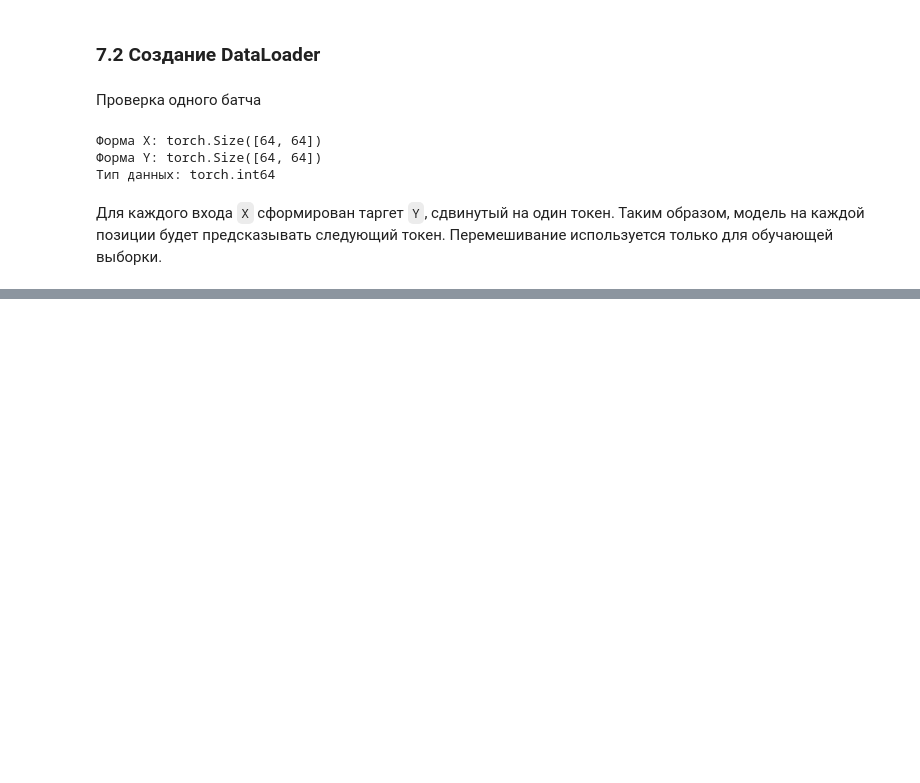
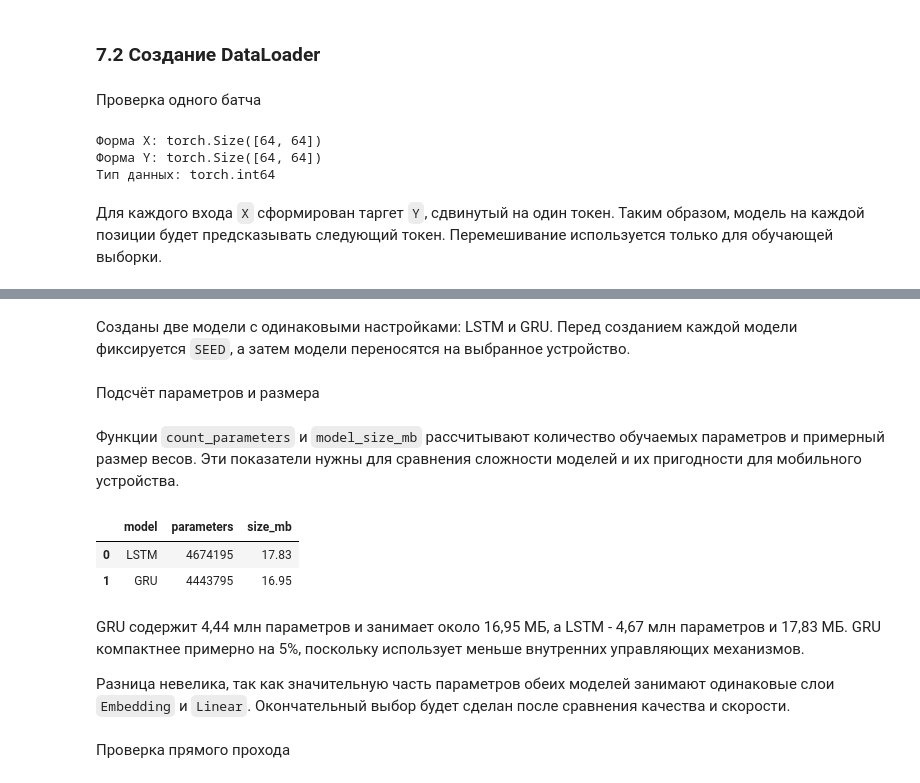
Before and after one commit to Tuinf1/03_ltsm_text_auto-completion-1_project-, a Jupyter notebook: 01_work_test.ipynb, the cells around one changed output, grey strips where cells are left out. Saved outputs shown, nothing was run; the diff lists cells and outputs as text; code cells hidden in the pictures; blank space fills up the shorter version.

```diff
--- a/01_work_test.ipynb
+++ b/01_work_test.ipynb
@@ -1112,0 +1214,62 @@ print(f"Тип данных: {x_batch.dtype}")
+# %%
+set_seed(SEED)
+
+lstm_model = RecurrentLanguageModel(
+    **MODEL_CONFIG,
+    rnn_type="LSTM",
+).to(DEVICE)
+
+set_seed(SEED)
+
+gru_model = RecurrentLanguageModel(
+    **MODEL_CONFIG,
+    rnn_type="GRU",
+).to(DEVICE)
+# %% [markdown]
+Созданы две модели с одинаковыми настройками: LSTM и GRU. Перед созданием каждой модели фиксируется `SEED`, а затем модели переносятся на выбранное устройство.
+# %% [markdown]
+Подсчёт параметров и размера
+# %%
+def count_parameters(model):
+    return sum(
+        parameter.numel()
+        for parameter in model.parameters()
+        if parameter.requires_grad
+    )
+
+
+def model_size_mb(model):
+    return sum(
+        parameter.numel() * parameter.element_size()
+        for parameter in model.parameters()
+    ) / 1024**2
+# %% [markdown]
+
+Функции `count_parameters` и `model_size_mb` рассчитывают количество обучаемых параметров и примерный размер весов. Эти показатели нужны для сравнения сложности моделей и их пригодности для мобильного устройства.
+# %%
+model_information = pd.DataFrame(
+    [
+        {
+            "model": "LSTM",
+            "parameters": count_parameters(lstm_model),
+            "size_mb": model_size_mb(lstm_model),
+        },
+        {
+            "model": "GRU",
+            "parameters": count_parameters(gru_model),
+            "size_mb": model_size_mb(gru_model),
+        },
+    ]
+).round(2)
+
+model_information
+# %% [output]
+|  | model | parameters | size_mb |
+| 0 | LSTM | 4674195 | 17.83 |
+| 1 | GRU | 4443795 | 16.95 |
+# %% [markdown]
+GRU содержит 4,44 млн параметров и занимает около 16,95 МБ, а LSTM - 4,67 млн параметров и 17,83 МБ. GRU компактнее примерно на 5%, поскольку использует меньше внутренних управляющих механизмов.
+
+Разница невелика, так как значительную часть параметров обеих моделей занимают одинаковые слои `Embedding` и `Linear`. Окончательный выбор будет сделан после сравнения качества и скорости.
+# %% [markdown]
+Проверка прямого прохода
```
Also changed, not shown: parts of 18 cells of this notebook.
